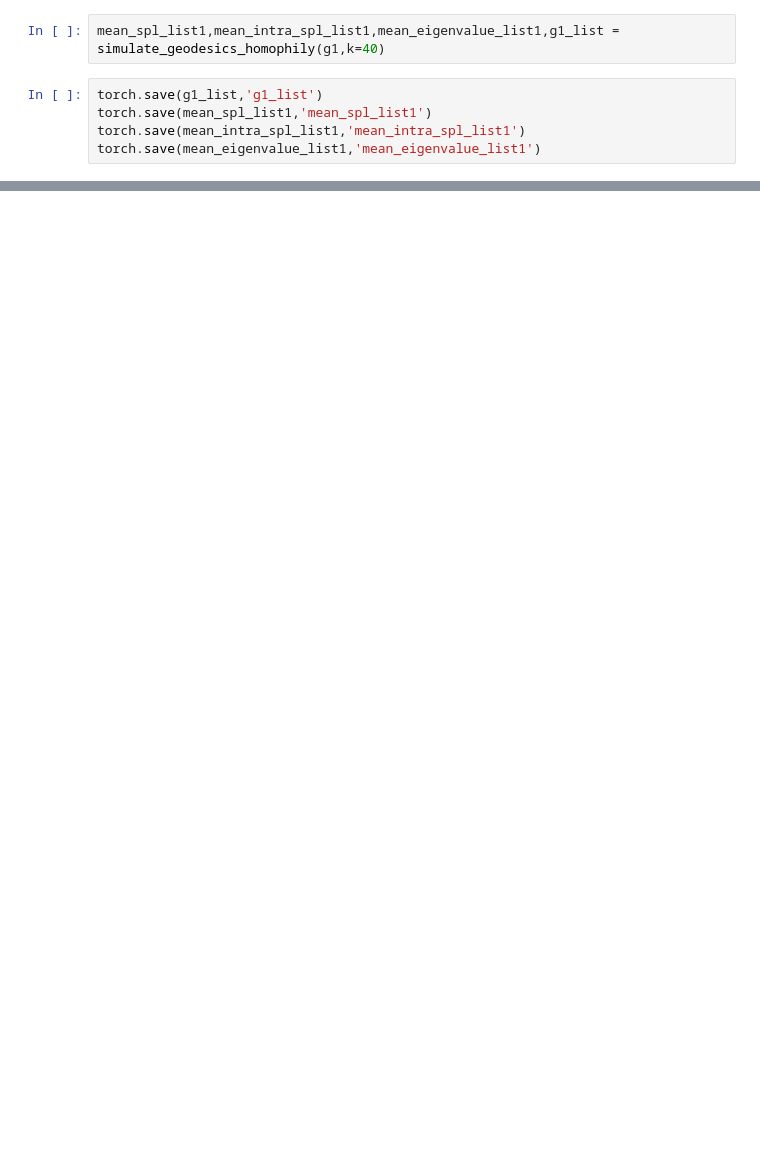
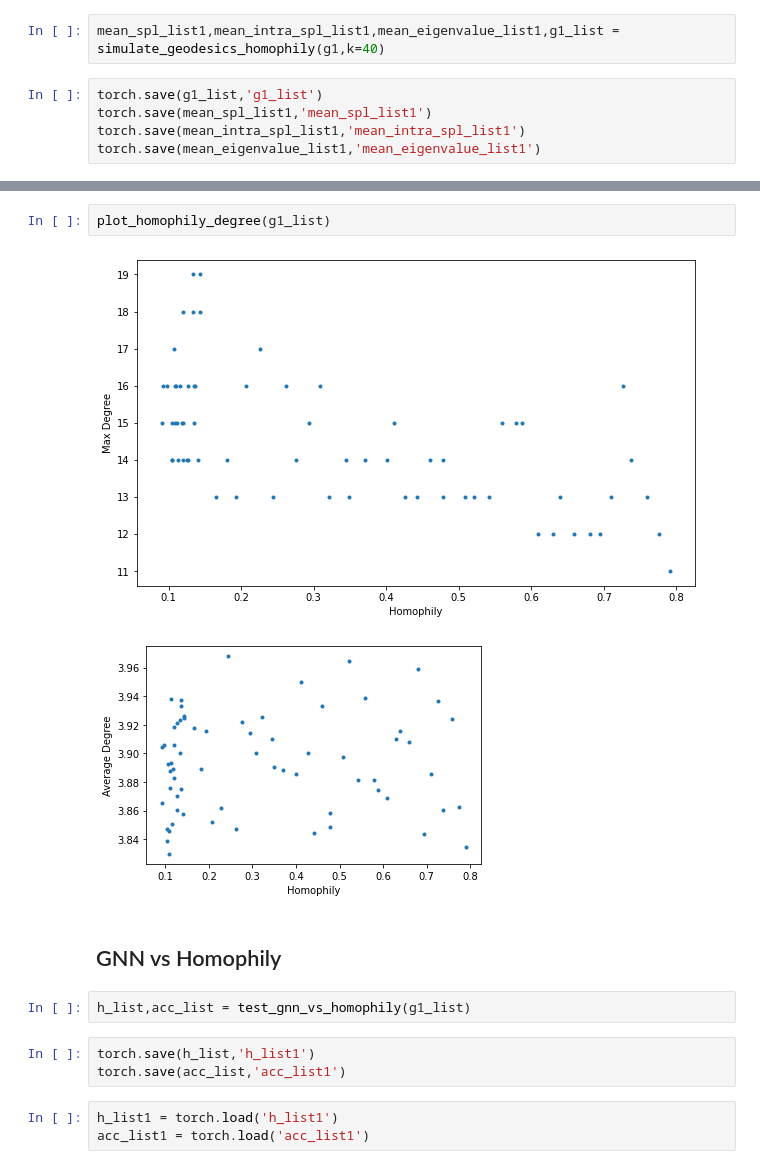
Before and after one commit to jr419/Homophily_Analysis, a Jupyter notebook: Homophily.ipynb, the cells around one changed output, grey strips where cells are left out. Drawn from its saved outputs; the diff is of its cells as text; blank space fills up the shorter version.

```diff
--- a/Homophily.ipynb
+++ b/Homophily.ipynb
@@ -946,0 +964,15 @@ torch.load('testing')
+# %%
+plot_homophily_degree(g1_list)
+# %% [output]
+[figure, added]
+[figure, added]
+# %% [markdown]
+## GNN vs Homophily
+# %%
+h_list,acc_list = test_gnn_vs_homophily(g1_list)
+# %%
+torch.save(h_list,'h_list1')
+torch.save(acc_list,'acc_list1')
+# %%
+h_list1 = torch.load('h_list1')
+acc_list1 = torch.load('acc_list1')
```
Also changed, not shown: parts of 20 cells of this notebook, 6 other files.
